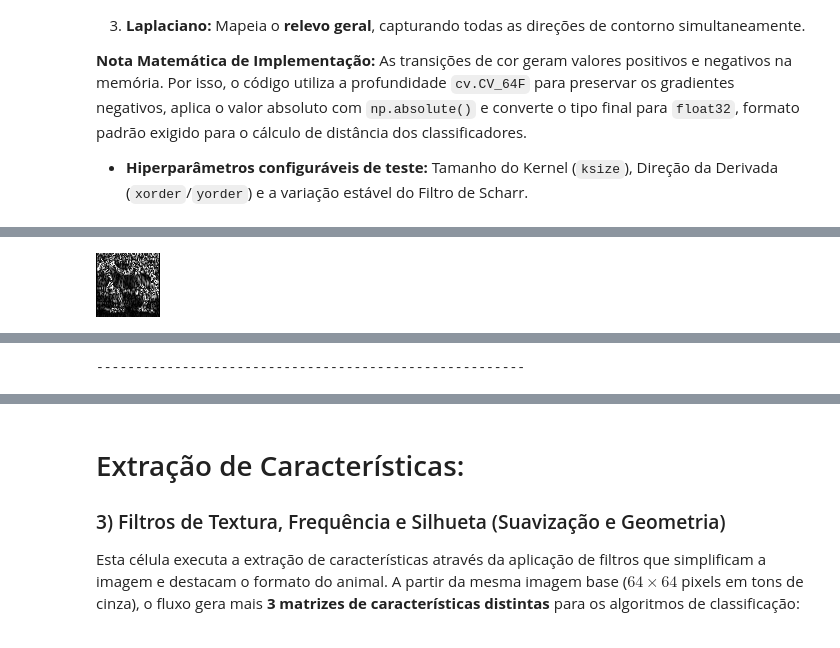
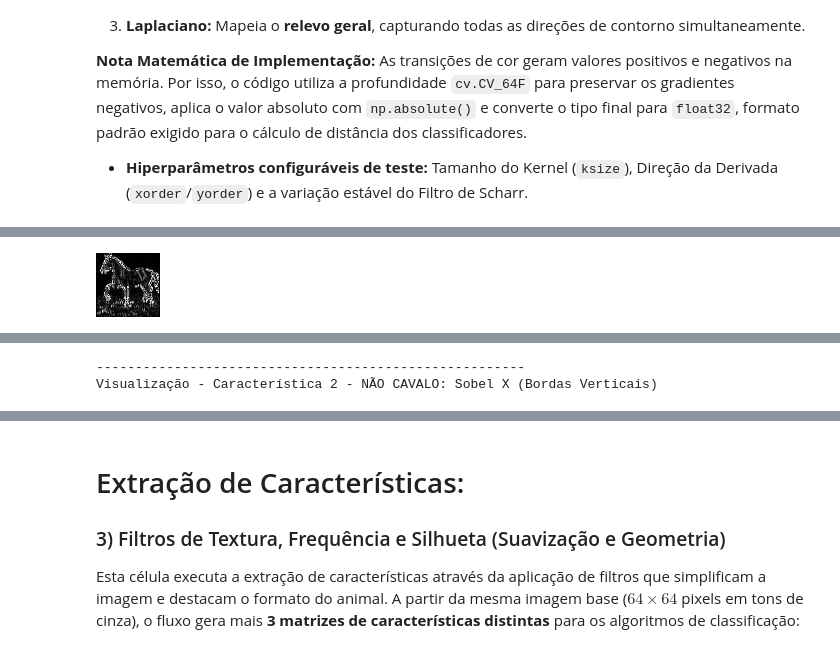
Before and after one commit to vitoriaferreirap/DeepLearning, a Jupyter notebook: MachineLearning/SistemasInteligentes/SistemasInteligentes_ClassificadorCavalos.ipynb, the cells around one changed output, grey strips where cells are left out. Saved outputs shown, nothing was run; the diff lists cells and outputs as text; code cells hidden in the pictures.

```diff
--- a/MachineLearning/SistemasInteligentes/SistemasInteligentes_ClassificadorCavalos.ipynb
+++ b/MachineLearning/SistemasInteligentes/SistemasInteligentes_ClassificadorCavalos.ipynb
@@ -51,7 +81,8 @@ from google.colab.patches import cv2_imshow
 # Monta o drive para acessar os arquivos salvos ontem
 drive.mount('/content/drive')
 
-# Definição do caminho da pasta onde as imagens já estão salvas
-diretorio_destinoDrive = "/content/drive/MyDrive/Trabalho_SistemasInteligentes/datasetCavalos"
+# define caminhos de diretorios
+diretorio_destinoDrive_cavalos =  "/content/drive/MyDrive/Trabalho_SistemasInteligentes/cavalos"
+diretorio_destinoDrive_nao_cavalos =  "/content/drive/MyDrive/Trabalho_SistemasInteligentes/nao_cavalos"
 # %% [output]
 Drive already mounted at /content/drive; to attempt to forcibly remount, call drive.mount("/content/drive", force_remount=True).
@@ -152,37 +243,73 @@ Esta célula executa a extração de características através da aplicação de
 
 * **Hiperparâmetros configuráveis de teste:** Tamanho do Kernel (`ksize`), Direção da Derivada (`xorder`/`yorder`) e a variação estável do Filtro de Scharr.
 # %%
+#EXTRAÇÃO CARACTERISTICAS DATASET CAVALOS
 # Função SOBEL x Gradiente Horizontal (mátematicamente calcula a derivada parcial horizontal)
-sobel_x_float = cv.Sobel(imgRedimensionada, cv.CV_64F, 1, 0, ksize=3)
+sobel_x_float = cv.Sobel(imgRedimensionada_cavalos, cv.CV_64F, 1, 0, ksize=3)
 # tranforma negativos em positivos
-sobel_x_absoluto = np.absolute(sobel_x_float)
+sobel_x_absoluto_cavalo = np.absolute(sobel_x_float)
 # tipo para o uso do knn
-caracteristica_1 = sobel_x_absoluto.astype(np.float32)
+caracteristica_2_cavalo = sobel_x_absoluto_cavalo.astype(np.float32)
 
 # Função SOBEL x Gradiente Vertical (mátematicamente calcula a derivada parcial vertical)
-sobel_y_float = cv.Sobel(imgRedimensionada, cv.CV_64F, 0, 1, ksize=5)
-sobel_y_absoluto = np.absolute(sobel_y_float)
-caracteristica_2 = sobel_y_absoluto.astype(np.float32)
+sobel_y_float_cavalo = cv.Sobel(imgRedimensionada_cavalos, cv.CV_64F, 0, 1, ksize=5)
+sobel_y_absoluto_cavalo = np.absolute(sobel_y_float_cavalo)
+caracteristica_3_cavalo = sobel_y_absoluto_cavalo.astype(np.float32)
 
 # Função LAPLACIANO x Gradiente de Segunda Ordem (calcula a soma das segundas derivadas especiais)
-laplacian_float = cv.Laplacian(imgRedimensionada, cv.CV_64F)
+laplacian_float_cavalo = cv.Laplacian(imgRedimensionada_cavalos, cv.CV_64F)
 # tranforma negativos em positivos
-laplacian_absoluto = np.absolute(laplacian_float)
+laplacian_absoluto_cavalo = np.absolute(laplacian_float_cavalo)
 # tipo para o uso do knn
-caracteristica_3 = laplacian_absoluto.astype(np.float32)
+caracteristica_3_cavalo = laplacian_absoluto_cavalo.astype(np.float32)
 
 # Conversão necessária apenas para a TELA conseguir MOSTRAR IMAGENS NOS LOGS
-imagem_visual_x = np.uint8(sobel_x_absoluto)
-imagem_visual_y = np.uint8(sobel_y_absoluto)
-imagem_visual_lap = np.uint8(laplacian_absoluto)
+imagem_visual_x_cavalo = np.uint8(sobel_x_absoluto_cavalo)
+imagem_visual_y_cavalo = np.uint8(sobel_y_absoluto_cavalo)
+imagem_visual_lap_cavalo = np.uint8(laplacian_absoluto_cavalo)
 
-print("Visualização - Característica 2: Sobel X (Bordas Verticais)")
-cv2_imshow(imagem_visual_x)
+print("Visualização - Característica 2 - CAVALO: Sobel X (Bordas Verticais)")
+cv2_imshow(imagem_visual_x_cavalo)
 print("-" * 55)
-print("Visualização - Característica 3: Sobel Y (Bordas Horizontais)")
-cv2_imshow(imagem_visual_y)
+print("Visualização - Característica 3 - CAVALO: Sobel Y (Bordas Horizontais)")
+cv2_imshow(imagem_visual_y_cavalo)
 print("-" * 55)
-print("Visualização - Característica 4: Laplacian X (Todas as bordas)")
-cv2_imshow(imagem_visual_lap)
+print("Visualização - Característica 4 - CAVALO: Laplacian X (Todas as bordas)")
+cv2_imshow(imagem_visual_lap_cavalo)
 print("-" * 55)
+
+#EXTRAÇÃO CARACTERISTICAS DATASET NÃO CAVALOS
+# Função SOBEL x Gradiente Horizontal (mátematicamente calcula a derivada parcial horizontal)
+sobel_x_float_nao_cavalos = cv.Sobel(imgRedimensionada_nao_cavalos, cv.CV_64F, 1, 0, ksize=3)
+# tranforma negativos em positivos
+sobel_x_absoluto_nao_cavalos = np.absolute(sobel_x_float_nao_cavalos)
+# tipo para o uso do knn
+caracteristica_2_nao_cavalos = sobel_x_absoluto_nao_cavalos.astype(np.float32)
+
+# Função SOBEL x Gradiente Vertical (mátematicamente calcula a derivada parcial vertical)
+sobel_y_float_nao_cavalos = cv.Sobel(imgRedimensionada_nao_cavalos, cv.CV_64F, 0, 1, ksize=5)
+sobel_y_absoluto_nao_cavalos = np.absolute(sobel_y_float_nao_cavalos)
+caracteristica_3_nao_cavalos = sobel_y_absoluto_nao_cavalos.astype(np.float32)
+
+# Função LAPLACIANO x Gradiente de Segunda Ordem (calcula a soma das segundas derivadas especiais)
+laplacian_float_nao_cavalos = cv.Laplacian(imgRedimensionada_nao_cavalos, cv.CV_64F)
+# tranforma negativos em positivos
+laplacian_absoluto_nao_cavalos = np.absolute(laplacian_float_nao_cavalos)
+# tipo para o uso do knn
+caracteristica_4_nao_cavalos = laplacian_absoluto_nao_cavalos.astype(np.float32)
+
+# Conversão necessária apenas para a TELA conseguir MOSTRAR IMAGENS NOS LOGS
+imagem_visual_x_nao_cavalos = np.uint8(sobel_x_absoluto_nao_cavalos)
+imagem_visual_y_nao_cavalos = np.uint8(sobel_y_absoluto_nao_cavalos)
+imagem_visual_lap_nao_cavalos = np.uint8(laplacian_absoluto_nao_cavalos)
+
+print("Visualização - Característica 2 - NÃO CAVALO: Sobel X (Bordas Verticais)")
+cv2_imshow(imagem_visual_x_nao_cavalos)
+print("-" * 55)
+print("Visualização - Característica 3 - NÃO CAVALO: Sobel Y (Bordas Horizontais)")
+cv2_imshow(imagem_visual_y_nao_cavalos)
+print("-" * 55)
+print("Visualização - Característica 4 - NÃO CAVALO: Laplacian X (Todas as bordas)")
+cv2_imshow(imagem_visual_lap_nao_cavalos)
+print("-" * 55)
 # %% [output]
@@ -190,2 +317,2 @@ Visualização - Característica 2: Sobel X (Bordas Verticais)
-[figure, old version]
+[figure, new version]
 -------------------------------------------------------
@@ -197 +324,2 @@ Visualização - Característica 4: Laplacian X (Todas as bordas)
 -------------------------------------------------------
+Visualização - Característica 2 - NÃO CAVALO: Sobel X (Bordas Verticais)
```
Also changed, not shown: parts of 8 cells of this notebook.
